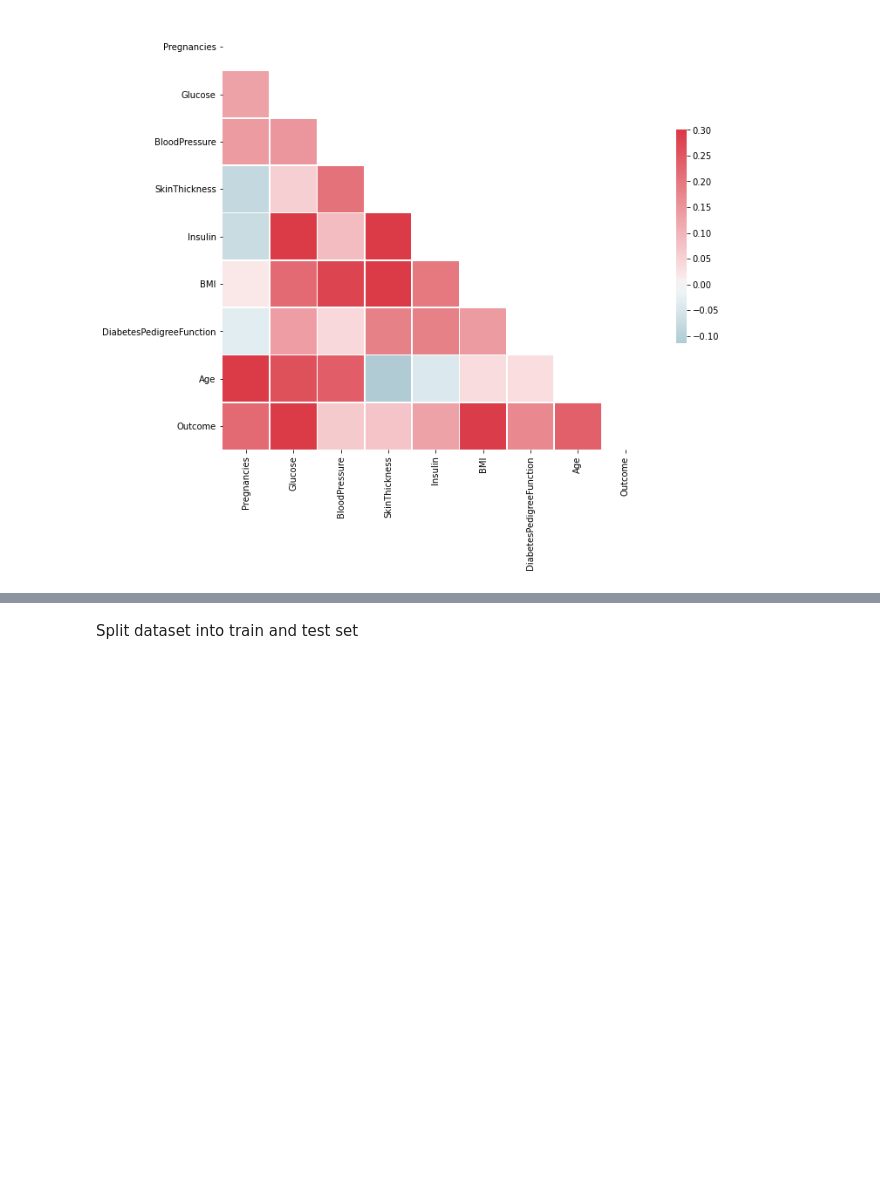
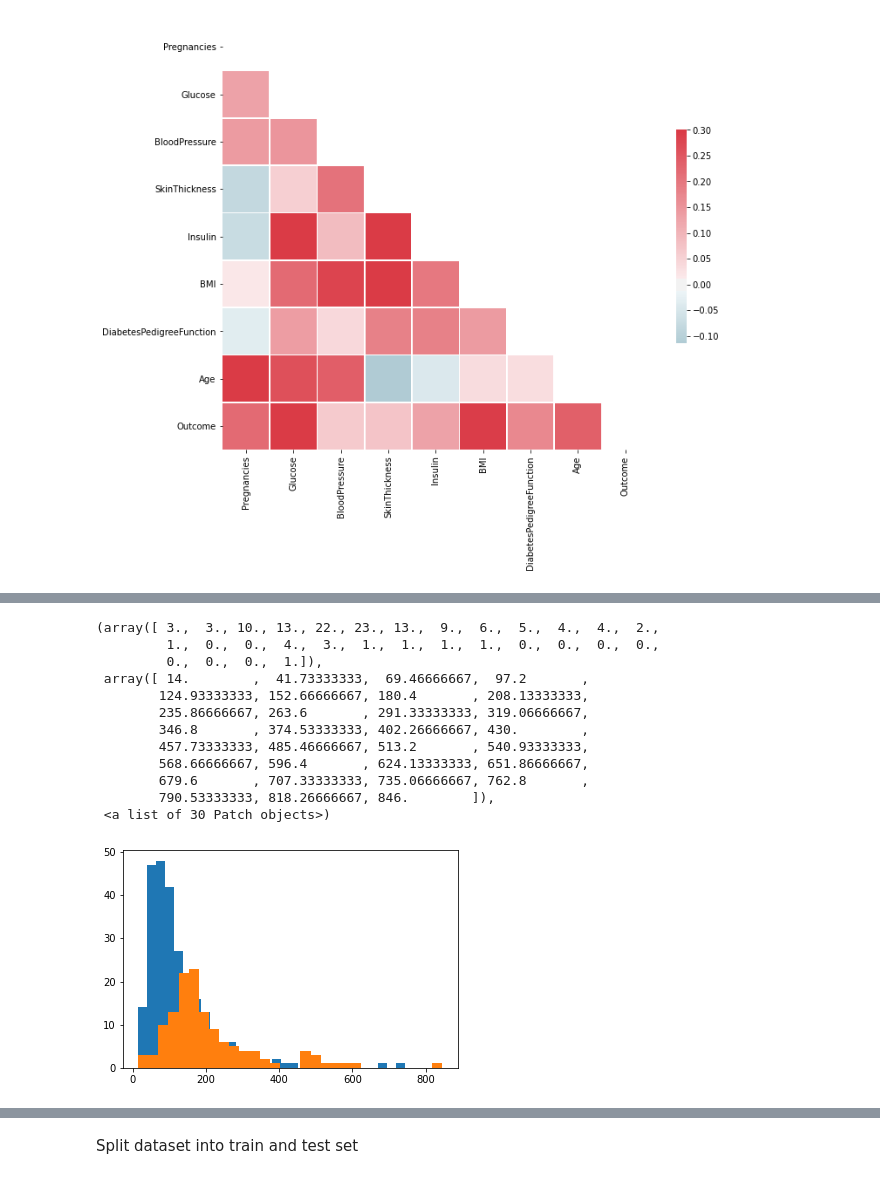
Before and after one commit to adindariztia/Bangkit_DiabetesPredictionML, a Jupyter notebook: PIMA_Dataset_Overview.ipynb, the cells around one changed output, grey strips where cells are left out. Cells and saved outputs as stored; diff of their text form; code cells hidden in the pictures; blank space fills up the shorter version.

```diff
--- a/PIMA_Dataset_Overview.ipynb
+++ b/PIMA_Dataset_Overview.ipynb
@@ -75,0 +112,20 @@ sns.heatmap(corr, mask=mask, cmap=cmap, vmax=.3, center=0,
+# %%
+#Plot distribution of Insulin, Outcome = 1 & 0, to see whether mean or median is more relevant
+insulin_0 = df.loc[(df.Outcome == 0) & (df['Insulin'] != 0), 'Insulin']
+insulin_1 = df.loc[(df.Outcome == 1) & (df['Insulin'] != 0), 'Insulin']
+plt.hist(insulin_0,30)
+plt.hist(insulin_1,30)
+# %% [output]
+(array([ 3.,  3., 10., 13., 22., 23., 13.,  9.,  6.,  5.,  4.,  4.,  2.,
+         1.,  0.,  0.,  4.,  3.,  1.,  1.,  1.,  1.,  0.,  0.,  0.,  0.,
+         0.,  0.,  0.,  1.]),
+ array([ 14.        ,  41.73333333,  69.46666667,  97.2       ,
+        124.93333333, 152.66666667, 180.4       , 208.13333333,
+        235.86666667, 263.6       , 291.33333333, 319.06666667,
+        346.8       , 374.53333333, 402.26666667, 430.        ,
+        457.73333333, 485.46666667, 513.2       , 540.93333333,
+        568.66666667, 596.4       , 624.13333333, 651.86666667,
+        679.6       , 707.33333333, 735.06666667, 762.8       ,
+        790.53333333, 818.26666667, 846.        ]),
+ <a list of 30 Patch objects>)
+[figure, added]
```
Also changed, not shown: parts of 12 cells of this notebook.
